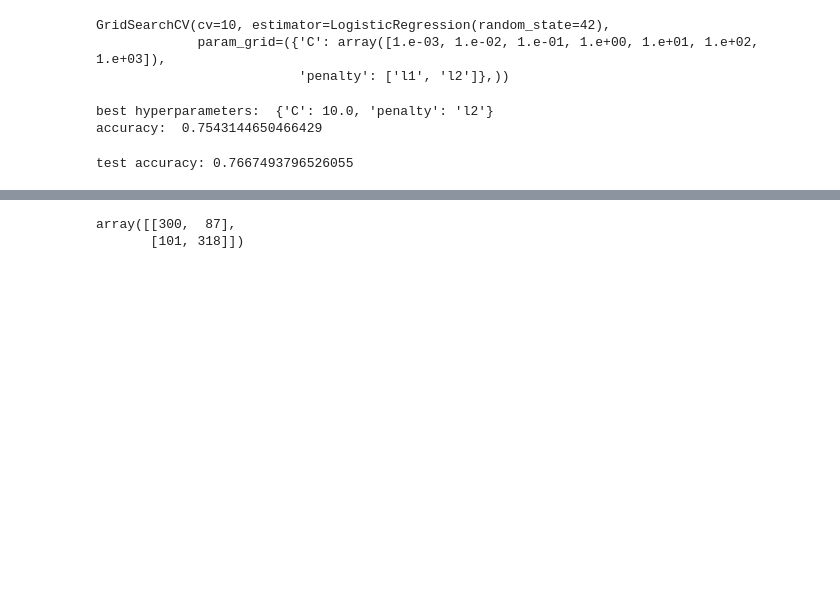
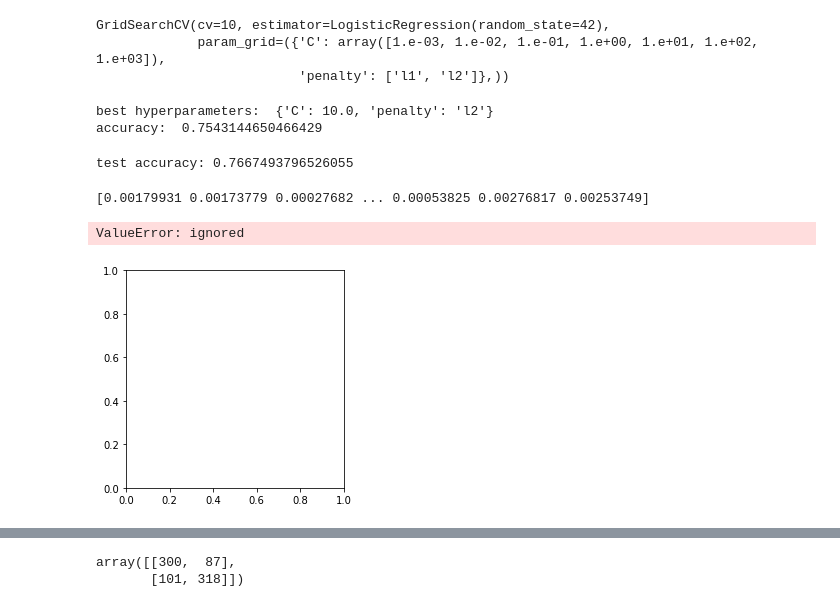
Before and after one commit to MJR2010gbc/image-processing, a Jupyter notebook: DataProcessingNotebook.ipynb, the cells around one changed output, grey strips where cells are left out. Drawn from its saved outputs; the diff is of its cells as text; code cells hidden in the pictures; blank space fills up the shorter version.

```diff
--- a/DataProcessingNotebook.ipynb
+++ b/DataProcessingNotebook.ipynb
@@ -341,3 +393,10 @@ log_reg_model = log_reg.fit(x_train.T,y_train.T)
 print("test accuracy: {} ".format(log_reg_model.score(x_test.T, y_test.T)))
 # %% [output]
 test accuracy: 0.7667493796526055
+# %%
+print(x_train[0])
+plt.imshow(x_train[0])
+# %% [output]
+[0.00179931 0.00173779 0.00027682 ... 0.00053825 0.00276817 0.00253749]
+ValueError: ignored
+[figure, added]
```
Also changed, not shown: parts of 19 cells of this notebook.
